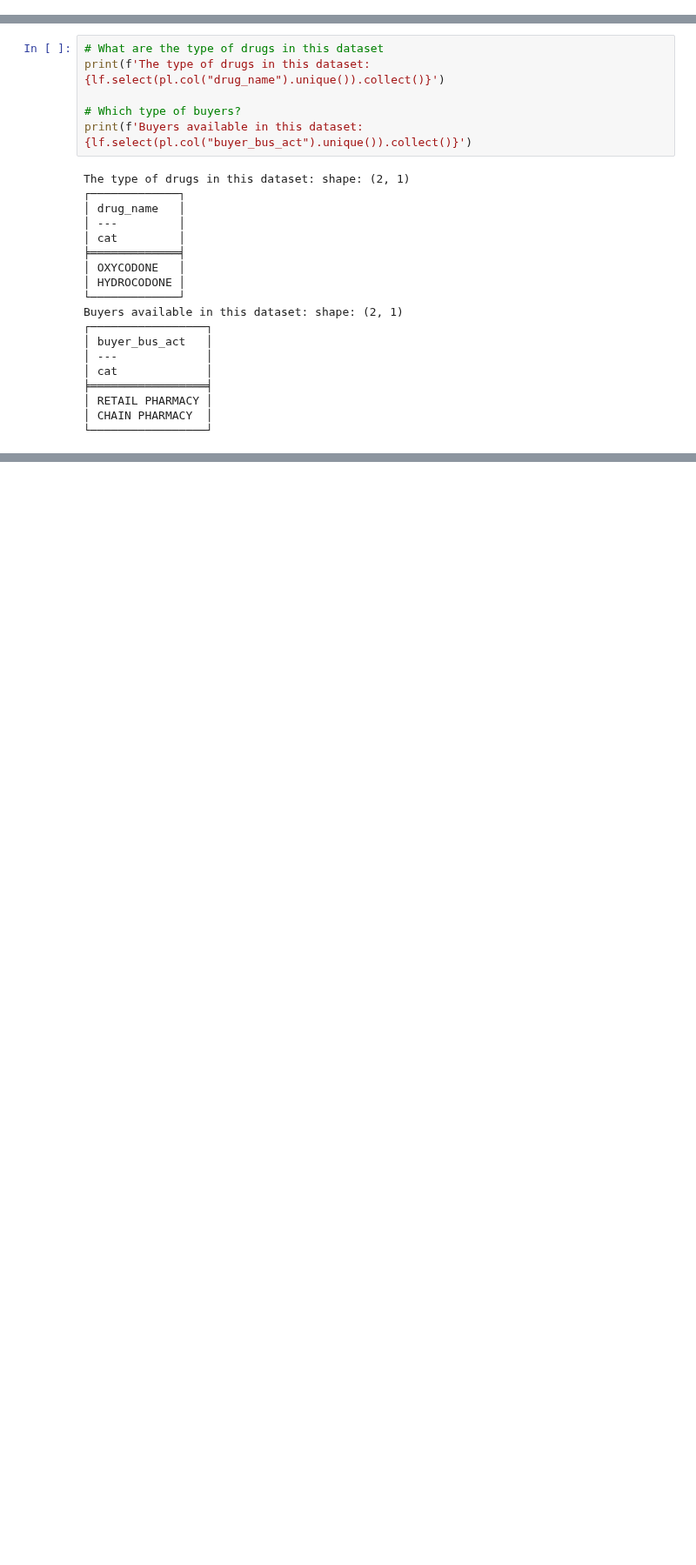
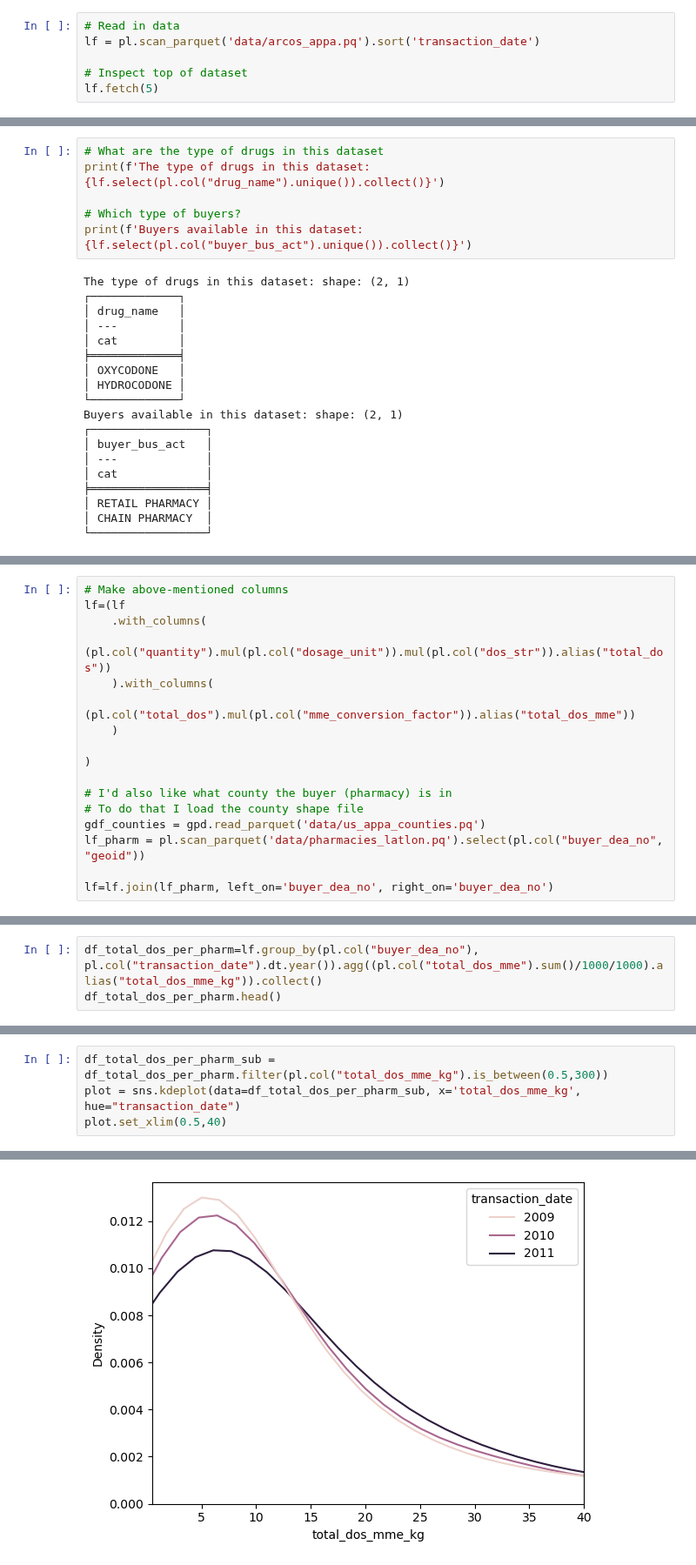
Before and after one commit to NumEconCopenhagen/projects-2024-jbh, a Jupyter notebook: dataproject/main.ipynb, the cells around one changed output, grey strips where cells are left out. Shown at 87% size. Saved outputs shown, nothing was run; the diff lists cells and outputs as text; blank space fills up the shorter version.

```diff
--- a/dataproject/main.ipynb
+++ b/dataproject/main.ipynb
@@ -70,0 +58,6 @@ shape: (5, 16)
+# %%
+# Read in data
+lf = pl.scan_parquet('data/arcos_appa.pq').sort('transaction_date')
+
+# Inspect top of dataset
+lf.fetch(5)
@@ -127,0 +137,17 @@ Buyers available in this dataset: shape: (2, 1)
+# %%
+# Make above-mentioned columns
+lf=(lf
+    .with_columns(
+        (pl.col("quantity").mul(pl.col("dosage_unit")).mul(pl.col("dos_str")).alias("total_dos"))
+    ).with_columns(
+        (pl.col("total_dos").mul(pl.col("mme_conversion_factor")).alias("total_dos_mme"))
+    )
+
+)
+
+# I'd also like what county the buyer (pharmacy) is in
+# To do that I load the county shape file
+gdf_counties = gpd.read_parquet('data/us_appa_counties.pq')
+lf_pharm = pl.scan_parquet('data/pharmacies_latlon.pq').select(pl.col("buyer_dea_no", "geoid"))
+
+lf=lf.join(lf_pharm, left_on='buyer_dea_no', right_on='buyer_dea_no')
@@ -127,0 +161,3 @@ Buyers available in this dataset: shape: (2, 1)
+# %%
+df_total_dos_per_pharm=lf.group_by(pl.col("buyer_dea_no"), pl.col("transaction_date").dt.year()).agg((pl.col("total_dos_mme").sum()/1000/1000).alias("total_dos_mme_kg")).collect()
+df_total_dos_per_pharm.head()
@@ -127,0 +173,5 @@ Buyers available in this dataset: shape: (2, 1)
+# %%
+df_total_dos_per_pharm_sub = df_total_dos_per_pharm.filter(pl.col("total_dos_mme_kg").is_between(0.5,300))
+plot = sns.kdeplot(data=df_total_dos_per_pharm_sub, x='total_dos_mme_kg', hue="transaction_date")
+plot.set_xlim(0.5,40)
+# %% [output]
@@ -127,0 +179 @@ Buyers available in this dataset: shape: (2, 1)
+[figure, added]
```
Also changed, not shown: parts of 16 cells of this notebook, 3 other files.
